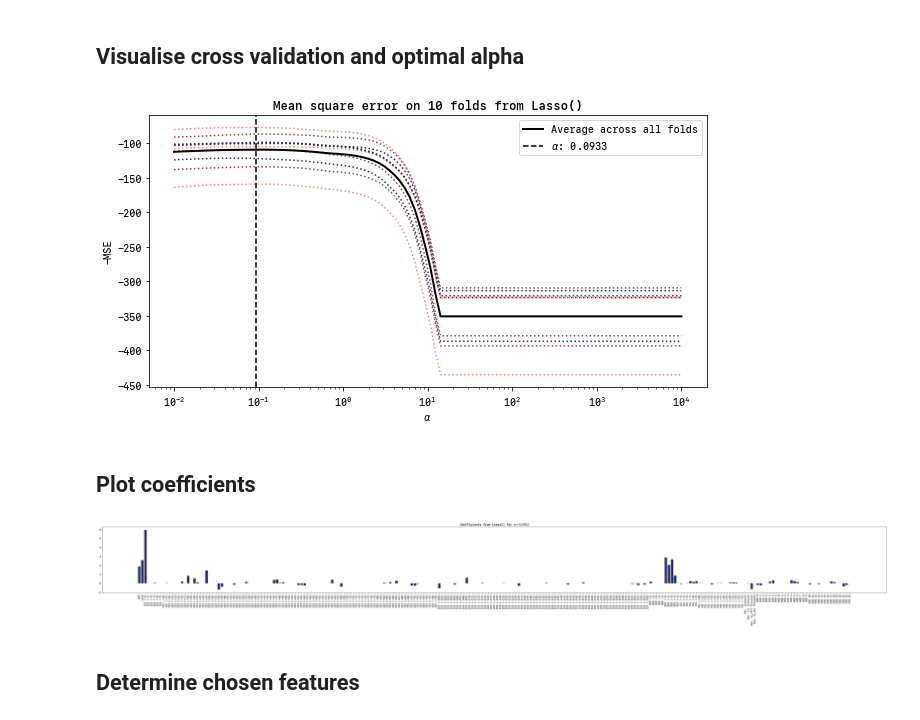
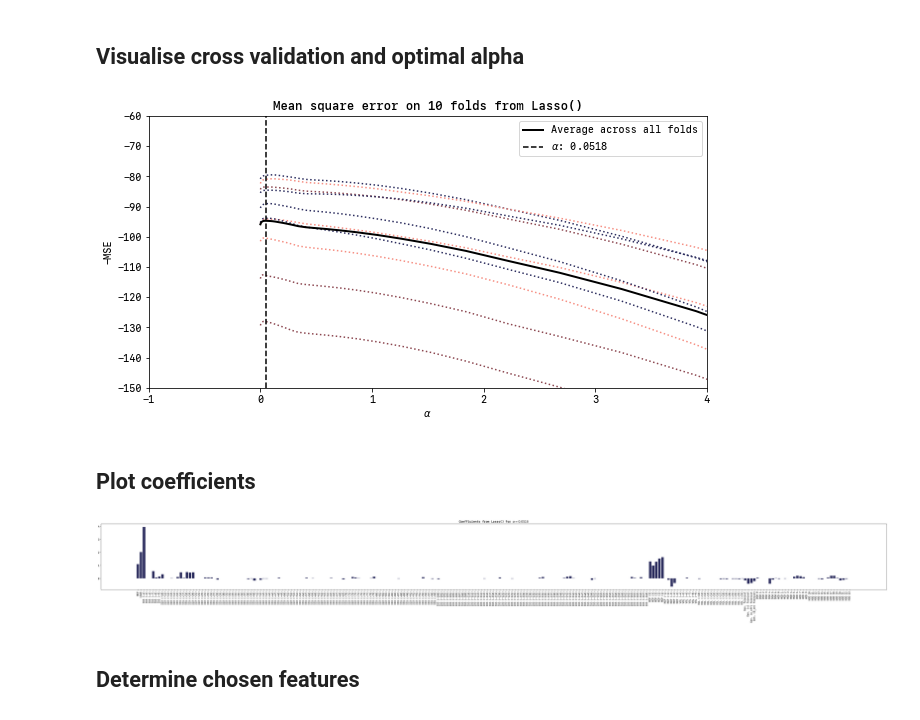
Before and after one commit to timovijn/ElectricityPriceForecasting, a Jupyter notebook: LSTM/LASSO.ipynb, the cells around one changed output. Drawn from its saved outputs; the diff is of its cells as text; code cells hidden in the pictures.

```diff
--- a/LSTM/LASSO.ipynb
+++ b/LSTM/LASSO.ipynb
@@ -43,13 +44,15 @@ Matplotlib is building the font cache; this may take a moment.
 # %% [markdown]
 # Create features
+# %%
+features = pd.read_pickle(f"./features.pkl")
 # %%
-import import_ipynb
-from data import create_features
+# import import_ipynb
+# from data import create_features
 
-years = [2018]
+# years = [2018]
 
-lags_ID = range(-4, -169, -1)
-lags_DA = [i for i in range(5, -6, -1) if i not in [0]]
-lags_VOL = [i for i in range(-4, -25, -1) if i not in [0]]
+# lags_ID = range(-4, -169, -1)
+# lags_DA = [i for i in range(5, -6, -1) if i not in [0]]
+# lags_VOL = [i for i in range(-4, -25, -1) if i not in [0]]
 
-ID, DA, features = create_features(years, lags_ID, lags_DA, lags_VOL)
+# ID, DA, features = create_features(years, lags_ID, lags_DA, lags_VOL)
@@ -88,7 +73,7 @@ features.head(5)
 # %% [markdown]
 # Separate train and test sets
 # %%
-X = features.drop(labels=['ID3', 'VOL', 'Load forecast', 'LFE'], axis=1)
+X = features.drop(labels=['ID3', 'VOL', 'LOAD_F', 'LOAD_FE'], axis=1)
 y = features['ID3']
 
 # X = X.iloc[X.index.hour == h]
@@ -105,7 +90,7 @@ X_train, X_test, y_train, y_test = train_test_split(
     y,
     test_size = 0.3,
     random_state = 0,
-    shuffle = True)
+    shuffle = False)
 
 X_train.shape, X_test.shape
 # %% [output]
@@ -188,7 +173,8 @@ cv = RepeatedKFold(
 
 # Define grid
 grid = dict()
-grid['alpha'] = np.logspace(-2, 4, 100)
+grid['alpha'] = np.logspace(-3, 1, 50)
+# grid['alpha'] = np.linspace(0, 2, 50)
 
 # Define search
 search = GridSearchCV(
@@ -196,7 +182,8 @@ search = GridSearchCV(
     grid,
     scoring = 'neg_mean_squared_error',
     cv = cv,
-    n_jobs = -1)
+    n_jobs = -1,
+    verbose = 10)
 
 # Perform the search
 results = search.fit(X_train, y_train)
@@ -218,29 +220,33 @@ Config: {'alpha': 0.093260334688322}
 # %%
 paths = pd.DataFrame()
 
 fig, ax = plt.subplots(figsize = (10, 5))
 
 for s in range(0, results.n_splits_):
     paths[f'Split {s}'] = results.cv_results_[f'split{s}_test_score']
 
 x = results.param_grid['alpha']
 y = paths
 
-ax.semilogx(x, y, ':')
+ax.plot(x, y, ':')
 
-# ax.plot(x, y, ':')
-
-ax.semilogx(x, y.mean(axis = 1), 'k', label = f'Average across all folds', linewidth = 2)
+ax.plot(x, y.mean(axis = 1), 'k', label = f'Average across all folds', linewidth = 2)
 
 ax.axvline(alpha, linestyle='--', color='k', label = rf'$\alpha$: {round(alpha, 4)}')
 
 plt.legend()
 
+plt.xlim([-10,2])
+plt.ylim([-120,-80])
+
+plt.xlim([-1,4])
+plt.ylim([-150,-60])
+
 plt.xlabel(r'$\alpha$')
 plt.ylabel('-MSE')
 plt.title(f'Mean square error on {n_folds} folds from {model_type}');
 # %% [output]
-[figure, old version]
+[figure, new version]
 # %% [markdown]
 ## Plot coefficients
 # %%
@@ -259,7 +265,7 @@ q = ax.bar(height = y, x = x)
 plt.xticks(rotation = 90)
 ax.set_title(rf'Coefficients from {model_type} for $\alpha = {round(alpha, 4)}$');
 # %% [output]
-[figure, old version]
+[figure, new version]
 # %% [markdown]
 ## Determine chosen features
 # %%
```
Also changed, not shown: parts of 17 cells of this notebook, 10 other files.
